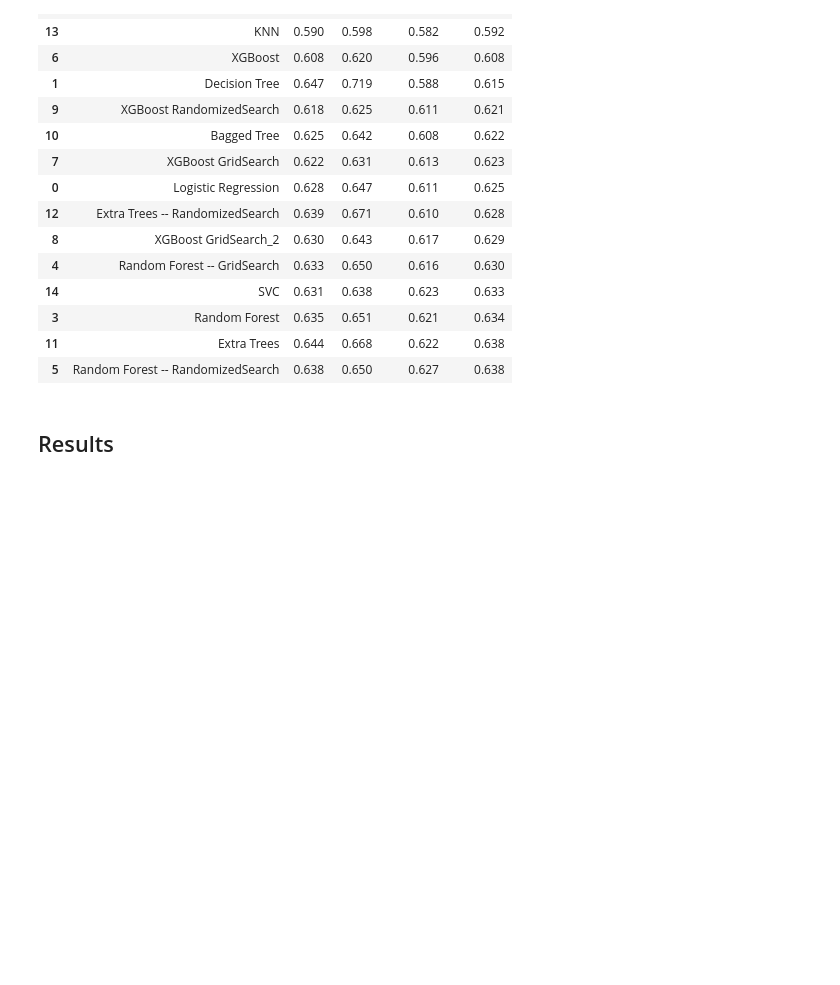
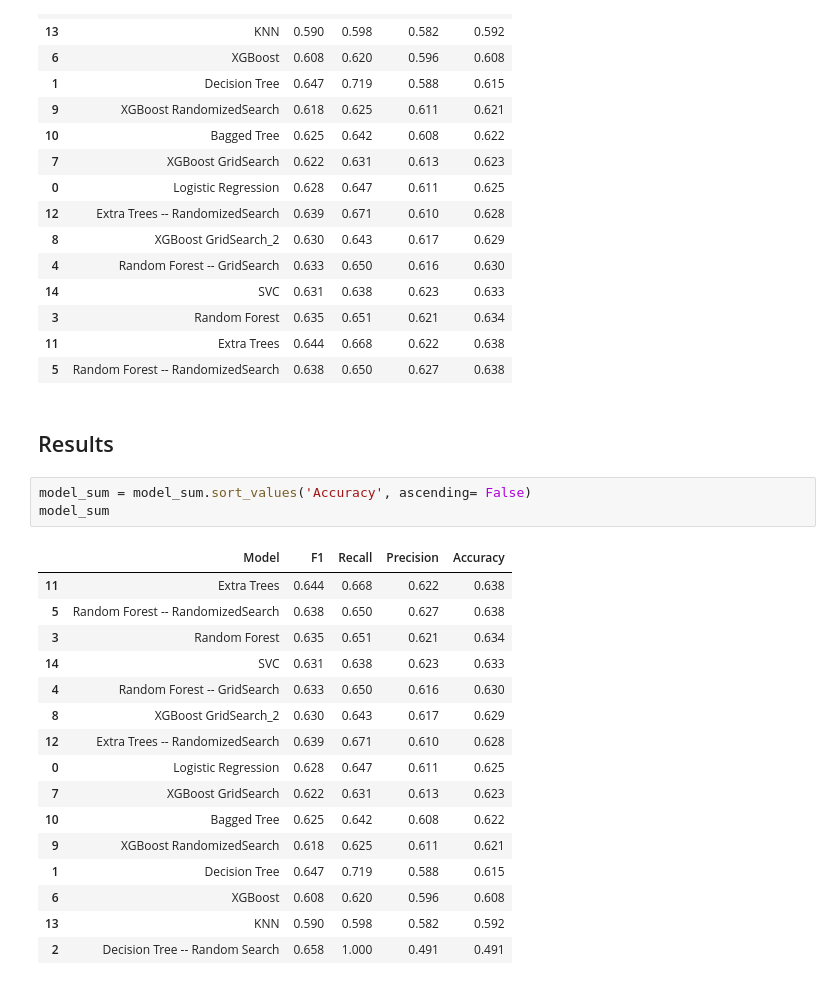
Before and after one commit to tmcroyce/Big-Ol-NBA-Project, a Jupyter notebook: Win_Classification_1.ipynb, the cells around one changed output. Cells and saved outputs as stored; diff of their text form; blank space fills up the shorter version.

```diff
--- a/Win_Classification_1.ipynb
+++ b/Win_Classification_1.ipynb
@@ -1266,3 +1274,23 @@ model_sum
 | 5 | Random Forest -- RandomizedSearch | 0.638 | 0.650 | 0.627 | 0.638 |
 # %% [markdown]
 ## Results
+# %%
+model_sum = model_sum.sort_values('Accuracy', ascending= False)
+model_sum
+# %% [output]
+|  | Model | F1 | Recall | Precision | Accuracy |
+| 11 | Extra Trees | 0.644 | 0.668 | 0.622 | 0.638 |
+| 5 | Random Forest -- RandomizedSearch | 0.638 | 0.650 | 0.627 | 0.638 |
+| 3 | Random Forest | 0.635 | 0.651 | 0.621 | 0.634 |
+| 14 | SVC | 0.631 | 0.638 | 0.623 | 0.633 |
+| 4 | Random Forest -- GridSearch | 0.633 | 0.650 | 0.616 | 0.630 |
+| 8 | XGBoost GridSearch_2 | 0.630 | 0.643 | 0.617 | 0.629 |
+| 12 | Extra Trees -- RandomizedSearch | 0.639 | 0.671 | 0.610 | 0.628 |
+| 0 | Logistic Regression | 0.628 | 0.647 | 0.611 | 0.625 |
+| 7 | XGBoost GridSearch | 0.622 | 0.631 | 0.613 | 0.623 |
+| 10 | Bagged Tree | 0.625 | 0.642 | 0.608 | 0.622 |
+| 9 | XGBoost RandomizedSearch | 0.618 | 0.625 | 0.611 | 0.621 |
+| 1 | Decision Tree | 0.647 | 0.719 | 0.588 | 0.615 |
+| 6 | XGBoost | 0.608 | 0.620 | 0.596 | 0.608 |
+| 13 | KNN | 0.590 | 0.598 | 0.582 | 0.592 |
+| 2 | Decision Tree -- Random Search | 0.658 | 1.000 | 0.491 | 0.491 |
```
Also changed, not shown: parts of 2 cells of this notebook.
